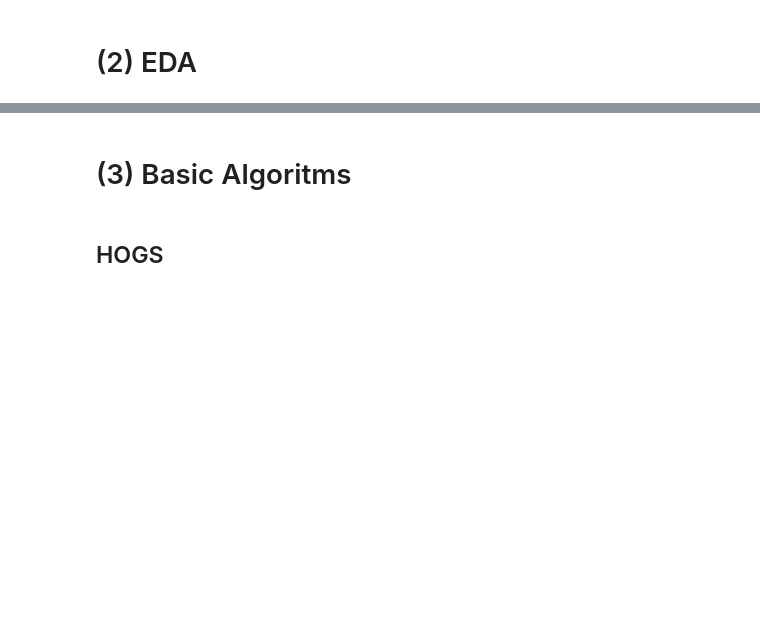
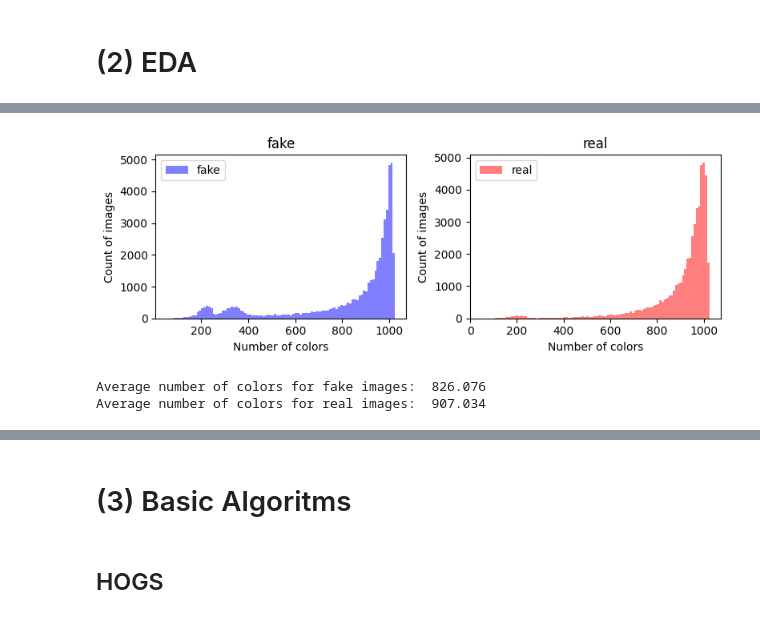
Before and after one commit to RoiLe/AI-picture-recognition, a Jupyter notebook: AI_REAL_FAKE_IMG_RECOGNIZER_MODEL.ipynb, the cells around one changed output, grey strips where cells are left out. Drawn from its saved outputs; the diff is of its cells as text; code cells hidden in the pictures; blank space fills up the shorter version.

```diff
--- a/AI_REAL_FAKE_IMG_RECOGNIZER_MODEL.ipynb
+++ b/AI_REAL_FAKE_IMG_RECOGNIZER_MODEL.ipynb
@@ -208,0 +131,25 @@ Average sharpness for real images:  2432.842
+# %%
+fig, axes = plt.subplots(1, 2, figsize=(8, 3))  # 1 row, 2 columns
+# Plot histogram for dataset 1 in the first subplot
+axes[0].hist(arr_fake_num_colors, bins=100, alpha=0.5, color='blue', label='fake')
+axes[0].set_xlabel('Number of colors')
+axes[0].set_ylabel('Count of images')
+axes[0].set_title('fake')
+axes[0].legend()
+
+# Plot histogram for dataset 2 in the second subplot
+axes[1].hist(arr_real_num_colors, bins=100, alpha=0.5, color='red', label='real')
+axes[1].set_xlabel('Number of colors')
+axes[1].set_ylabel('Count of images')
+axes[1].set_title('real')
+axes[1].legend()
+
+# Adjust layout and show the plot
+plt.tight_layout()
+plt.show()
+print('Average number of colors for fake images: ',round((total_colors_fake/len(train_fake)),3))
+print('Average number of colors for real images: ',round((total_colors_real/len(train_real)),3))
+# %% [output]
+[figure, added]
+Average number of colors for fake images:  826.076
+Average number of colors for real images:  907.034
```
Also changed, not shown: parts of 21 cells of this notebook.
